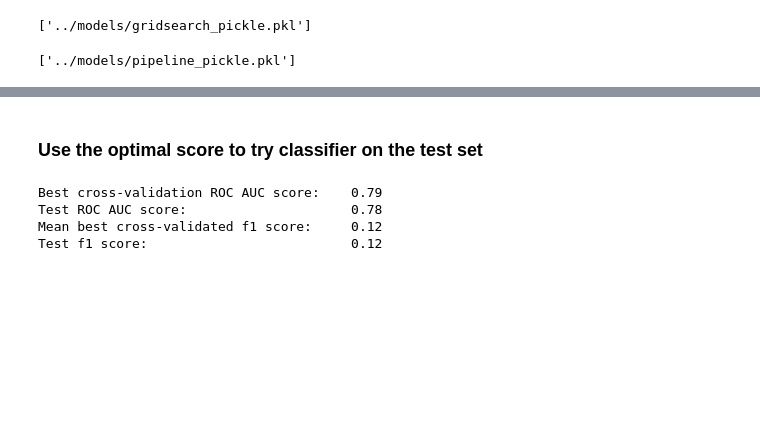
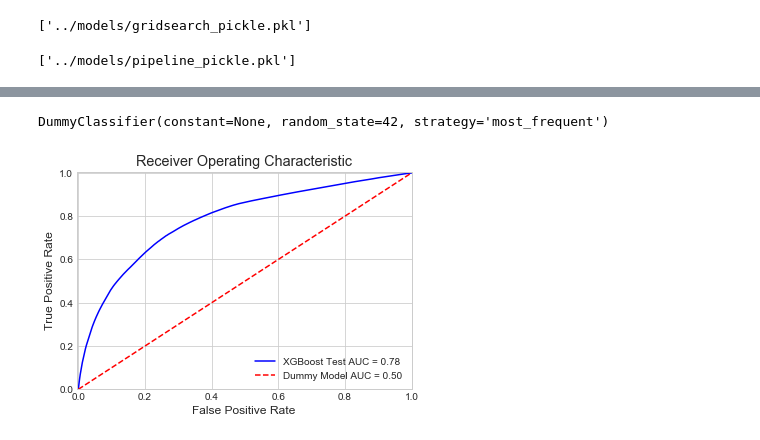
Before and after one commit to zkneupper/Instacart-Prediction-Capstone, a Jupyter notebook: notebooks/Model.ipynb, the cells around one changed output, grey strips where cells are left out. Saved outputs shown, nothing was run; the diff lists cells and outputs as text; code cells hidden in the pictures; blank space fills up the shorter version.

```diff
--- a/notebooks/Model.ipynb
+++ b/notebooks/Model.ipynb
@@ -87,14 +95,13 @@ pipe = Pipeline([('sampler', SMOTE()),
 # %%
 # Create parameter grid
 param_grid = [
-    {'classifier': [XGBClassifier(objective='binary:logistic',
-                                  n_estimators=100)],
-     'sampler': [None, SMOTE(random_state=42)],
+    {'classifier': [XGBClassifier(objective='binary:logistic')],
+     'sampler': [None, RandomUnderSampler(random_state=42)],
      'classifier__n_estimators': [100],
      'classifier__learning_rate': [0.1],
      'classifier__gamma': [0.01],
-     'classifier__max_delta_step': [0, 1],
-     'classifier__max_depth': [3, 5],
+     'classifier__max_delta_step': [0],
+     'classifier__max_depth': [5],
      'classifier__subsample': [1],
      'classifier__reg_lambda': [1.0],
      'classifier__reg_alpha': [0.1]}]
@@ -108,7 +115,7 @@ cores_used = 1
 verbosity = 1
 
 # Execute Grid search
-grid = GridSearchCV(pipe, param_grid, cv=3, scoring='roc_auc',
+grid = GridSearchCV(pipe, param_grid, cv=5, scoring='roc_auc',
                     verbose=verbosity, n_jobs=cores_used)
 
 grid.fit(X_train, y_train)
@@ -208,6 +159,0 @@ Mean best cross-validated f1 score:     0.12
-# %% [markdown]
-### Use the optimal score to try classifier on the test set
-# %%
-clf = grid.best_estimator_
-
-test_f1_score = f1_by_threshold(best_threshold, y_test, X_test, clf)
@@ -217,10 +160,43 @@ test_roc_auc_score = roc_auc_score(y_test,
-# %%
-print("Best cross-validation ROC AUC score:\t{:.2f}".format(grid.best_score_))
-print("Test ROC AUC score:\t\t\t{:.2f}".format(test_roc_auc_score))
-print("Mean best cross-validated f1 score:\t{:.2f}".format(best_f1s_mean))
-print("Test f1 score:\t\t\t\t{:.2f}".format(test_f1_score))
-# %% [output]
-Best cross-validation ROC AUC score:    0.79
-Test ROC AUC score:                     0.78
-Mean best cross-validated f1 score:     0.12
-Test f1 score:                          0.12
+# %%
+dummy_clf = DummyClassifier(strategy='most_frequent',
+                                    random_state=42)
+
+dummy_clf.fit(X_train, y_train)
+# %% [output]
+DummyClassifier(constant=None, random_state=42, strategy='most_frequent')
+# %%
+plt.style.use('seaborn-whitegrid')
+
+plt.figure(figsize=(6,4))
+
+probs = clf.predict_proba(X_test)
+preds = probs[:,1]
+fpr, tpr, threshold = roc_curve(y_test, preds)
+roc_auc = roc_auc_score(y_test, preds)
+plt.plot(fpr, tpr, 'b', label = 'XGBoost Test AUC = %0.2f' % roc_auc)
+
+probs = dummy_clf.predict_proba(X_test)
+preds = probs[:,1]
+fpr, tpr, threshold = roc_curve(y_test, preds)
+#roc_auc = auc(fpr, tpr)
+roc_auc = roc_auc_score(y_test, preds)
+plt.plot(fpr, tpr, 'r--', label = 'Dummy Model AUC = %0.2f' % roc_auc)
+
+plt.title('Receiver Operating Characteristic')
+plt.legend(loc = 'lower right')
+plt.xlim([-0.005, 1])
+plt.ylim([0, 1.005])
+plt.ylabel('True Positive Rate')
+plt.xlabel('False Positive Rate')
+
+# figure file_name
+fig_file_name = 'roc_curve'
+
+# figure file_path
+fig_path = os.path.join(figures_dir,
+                        fig_file_name)
+
+# Save the figure
+plt.savefig(fig_path, dpi = 300)
+# %% [output]
+[figure, added]
```
Also changed, not shown: parts of 9 cells of this notebook.
